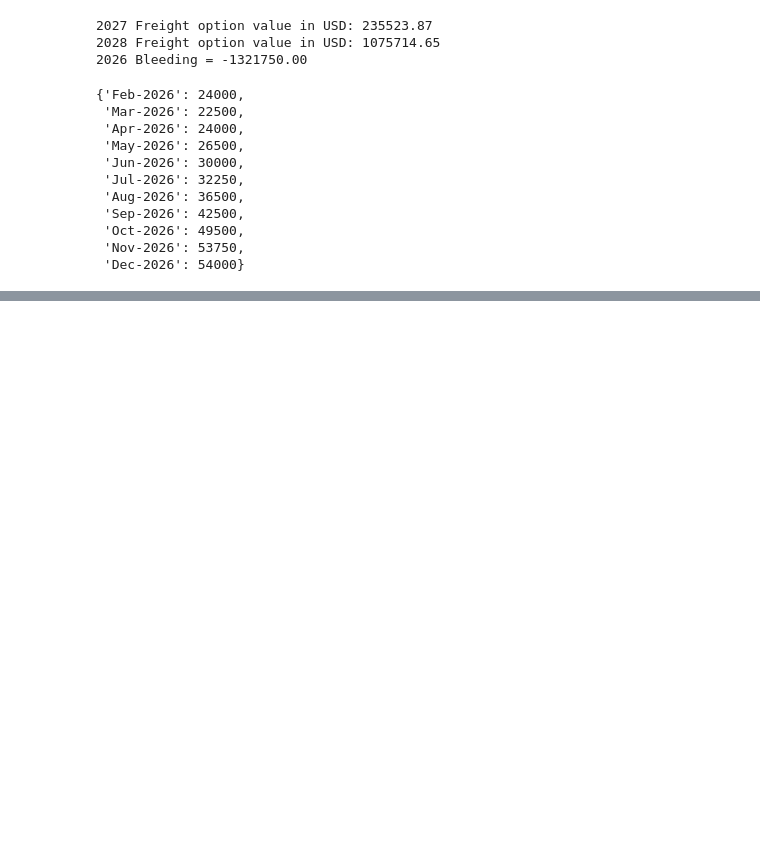
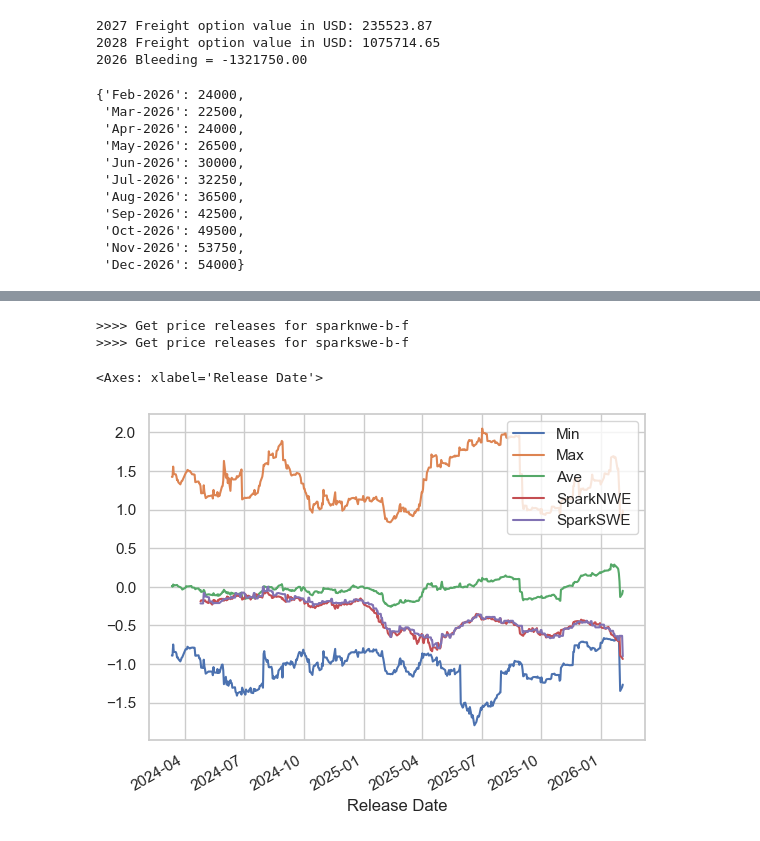
Before and after one commit to martibgn4/BGN_LNG, a Jupyter notebook: freights.ipynb, the cells around one changed output, grey strips where cells are left out. Drawn from its saved outputs; the diff is of its cells as text; code cells hidden in the pictures; blank space fills up the shorter version.

```diff
--- a/freights.ipynb
+++ b/freights.ipynb
@@ -233,0 +430,46 @@ current_ffa_prices
+# %%
+loops = 15
+hdf, full_terms = loop_historical_data(access_token,loops)
+# Choose which forward month you'd like to analyse - either front month ("M+1") or any other month up until M+11
+month = 'M+1'
+# Here we define which terminals we want to use in the analytics. The default is all terminals, but you can choose a subset if preferred (as demonstrated in comment below)
+terms = full_terms.copy()
+#terms = ['gate', 'dunkerque', 'zeebrugge']
+# Import NWE/SWE LNG prices
+sparknwe = cargo_to_dataframe(access_token, 'sparknwe', loops*30, month=month)
+sparkswe = cargo_to_dataframe(access_token, 'sparkswe', loops*30, month=month)
+
+# retrieve the same amount of historical data for SparkSWE as SparkNWE
+sparkswe = sparkswe[sparkswe['Release Date'] >= sparknwe['Release Date'].iloc[-1]].copy()
+
+# Combine datasets and backfill SWE data as needed (due to reduced assessment frequency)
+cargo_df = pd.merge(sparknwe, sparkswe, how='left', on='Release Date')
+cargo_df['Price_y'] = cargo_df['Price_y'].bfill().copy()
+
+cargo_df = cargo_df[['Release Date', 'Price_x', 'Price_y']].copy()
+cargo_df = cargo_df.rename(columns={'Price_x': 'SparkNWE',
+                                    'Price_y': 'SparkSWE'})
+terminal_region_dict = {
+    'gate': 'nwe',
+    'grain-lng': 'nwe',
+    'zeebrugge': 'nwe',
+    'south-hook': 'nwe',
+    'dunkerque': 'nwe',
+    'le-havre': 'nwe',
+    'montoir': 'nwe',
+    'eems-energy-terminal': 'nwe',
+    'brunsbuttel': 'nwe',
+    'deutsche-ostsee': 'nwe',
+    'wilhelmshaven': 'nwe',
+    'wilhelmshaven-2': 'nwe',
+    'stade': 'nwe',
+    'fos-cavaou': 'swe',
+    'adriatic': 'swe',
+    'olt-toscana': 'swe',
+    'piombino': 'swe',
+    'ravenna': 'swe',
+    'tvb': 'swe'
+}
+# %% [output]
+>>>> Get price releases for sparknwe-b-f
+>>>> Get price releases for sparkswe-b-f
@@ -233,0 +521,5 @@ current_ffa_prices
+# %%
+month_df.set_index("Release Date")[["Min", "Max", "Ave", "SparkNWE", "SparkSWE"]].plot()
+# %% [output]
+<Axes: xlabel='Release Date'>
+[figure, added]
```
Also changed, not shown: parts of 9 cells of this notebook, 8 other files.
